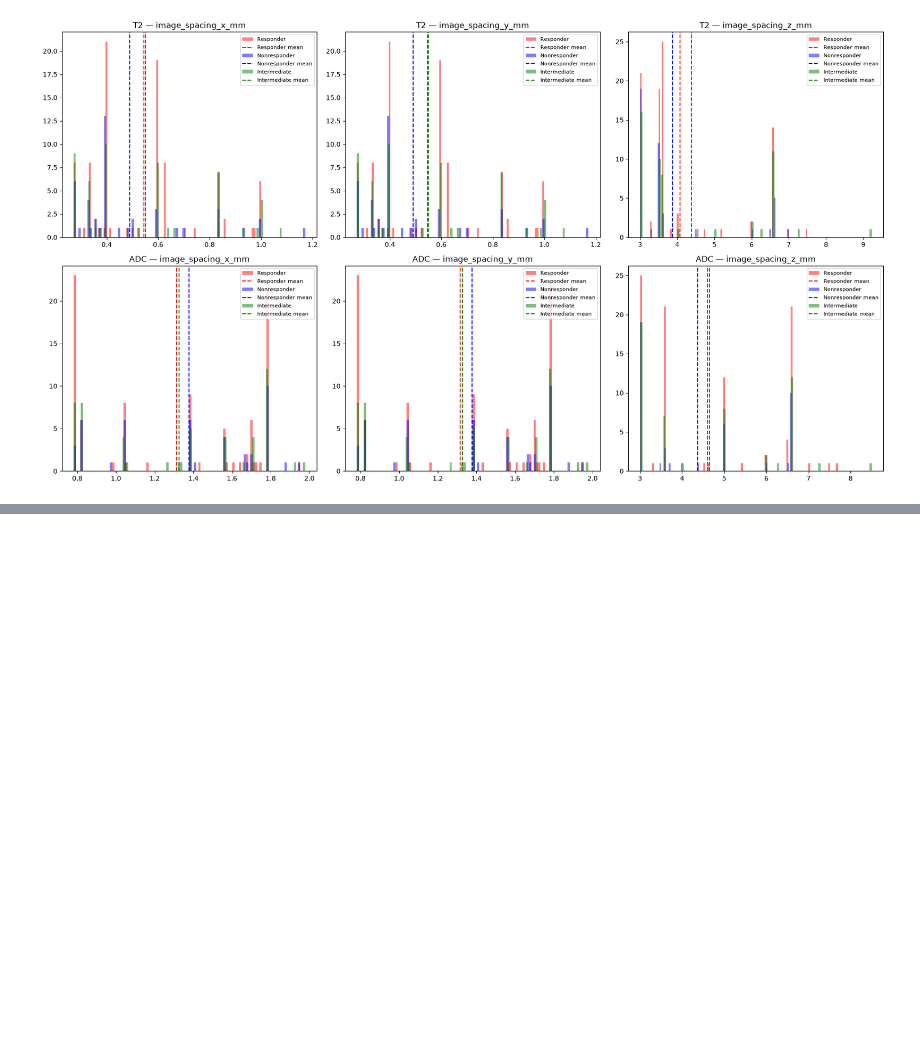
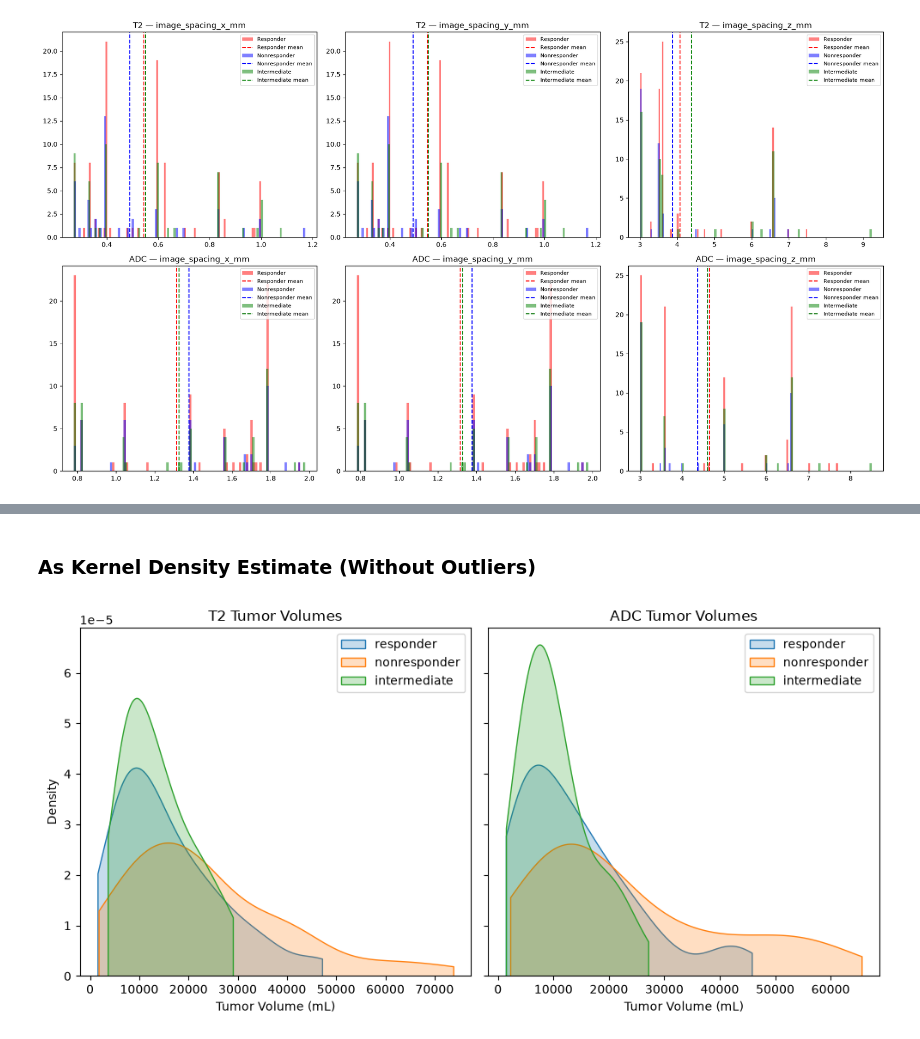
Before and after one commit to muhammetFurkanUnal/mebar-radiology, a Jupyter notebook: notebooks/eda.ipynb, the cells around one changed output, grey strips where cells are left out. Saved outputs shown, nothing was run; the diff lists cells and outputs as text; code cells hidden in the pictures; blank space fills up the shorter version.

```diff
--- a/notebooks/eda.ipynb
+++ b/notebooks/eda.ipynb
@@ -322,0 +513,54 @@ plt.show()
+# %% [markdown]
+### As Kernel Density Estimate (Without Outliers)
+# %%
+def remove_outliers_iqr(
+    values,
+    ):
+    q1 = values.quantile(0.25)
+    q3 = values.quantile(0.75)
+    iqr = q3 - q1
+
+    lower = q1 - 1.5 * iqr
+    upper = q3 + 1.5 * iqr
+
+    return values[values.between(lower, upper)]
+
+
+fig, axes = plt.subplots(1, 2, figsize=(10, 5), sharey=True)
+
+groups = ["responder", "nonresponder", "intermediate"]
+
+for ax, modality in zip(axes, ["T2", "ADC"]):
+    subset = volume_df[
+        (volume_df["modality"] == modality) &
+        volume_df["tumor_volume"].notna()
+    ]
+
+    for group in groups:
+        volumes = subset.loc[
+            subset["response_group"] == group,
+            "tumor_volume"
+        ]
+
+        filtered = remove_outliers_iqr(volumes)
+
+        sns.kdeplot(
+            x=filtered,
+            label=group,
+            fill=True,
+            alpha=0.25,
+            cut=0,             # Eğrinin negatif hacimlere uzamasını önler
+            common_norm=False,
+            ax=ax
+        )
+
+    ax.set_title(f"{modality} Tumor Volumes")
+    ax.set_xlabel("Tumor Volume (mL)")
+    ax.set_ylabel("Density")
+    ax.legend()
+
+
+plt.tight_layout()
+plt.show()
+# %% [output]
+[figure, added]
```
Also changed, not shown: parts of 16 cells of this notebook.
